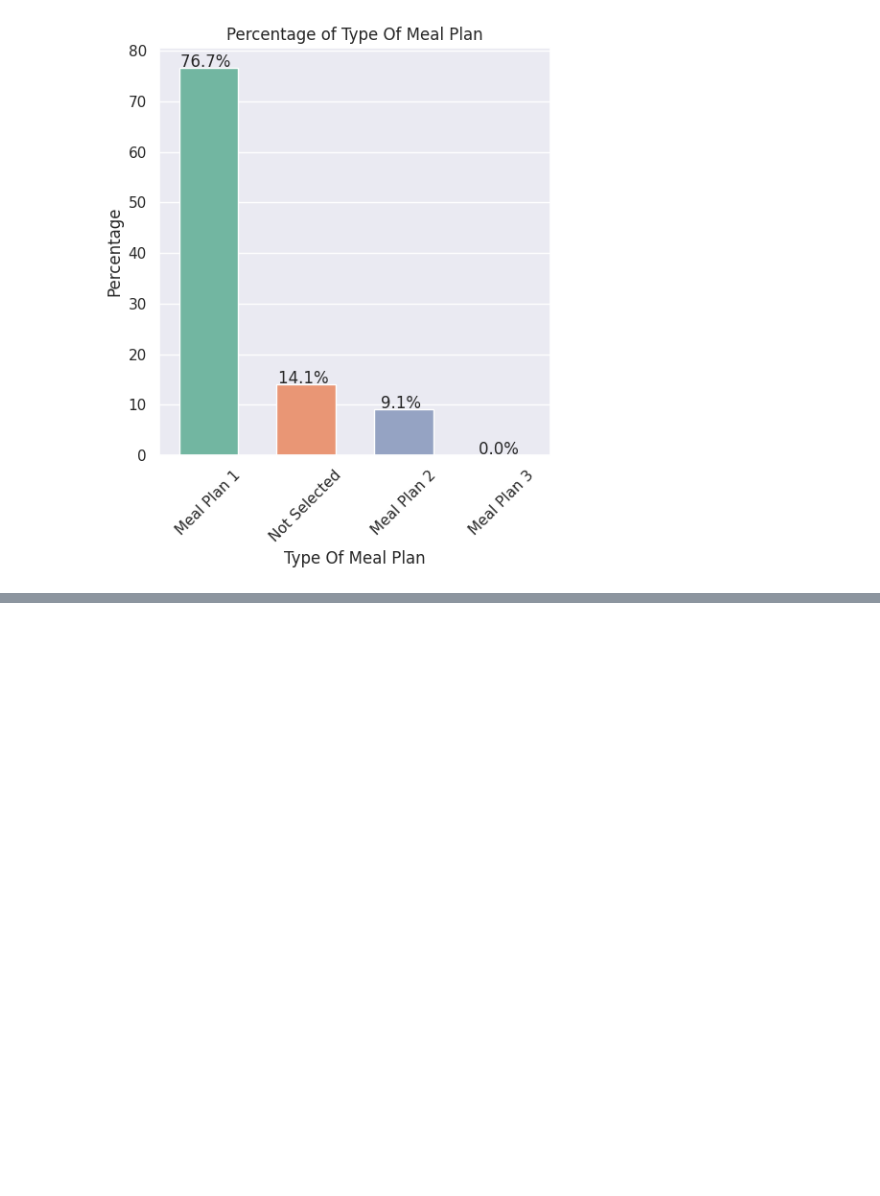
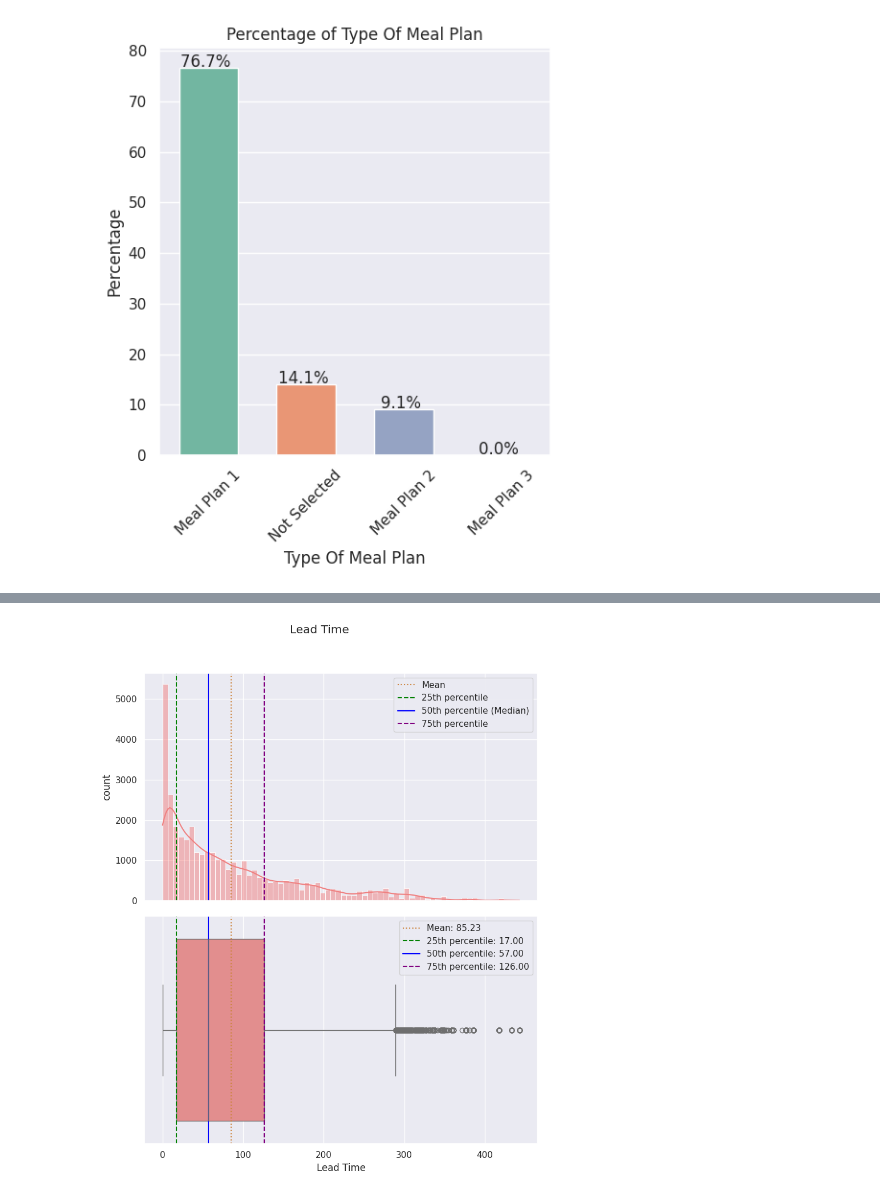
Before and after one commit to Rajesh2015/inn-hotels-bookings, a Jupyter notebook: inn_hotel_bookings_solution.ipynb, the cells around one changed output, grey strips where cells are left out. Cells and saved outputs as stored; diff of their text form; code cells hidden in the pictures; blank space fills up the shorter version.

```diff
--- a/inn_hotel_bookings_solution.ipynb
+++ b/inn_hotel_bookings_solution.ipynb
@@ -551,0 +557,4 @@ plot_bar_chart_percentage(df=df, column_name='type_of_meal_plan',xlabel='Type Of
+# %%
+plot_histogram_and_boxplot(df=df,column='lead_time',xlabel='Lead Time',ylabel='count',title="Lead Time")
+# %% [output]
+[figure, added]
```
Also changed, not shown: parts of 7 cells of this notebook.
